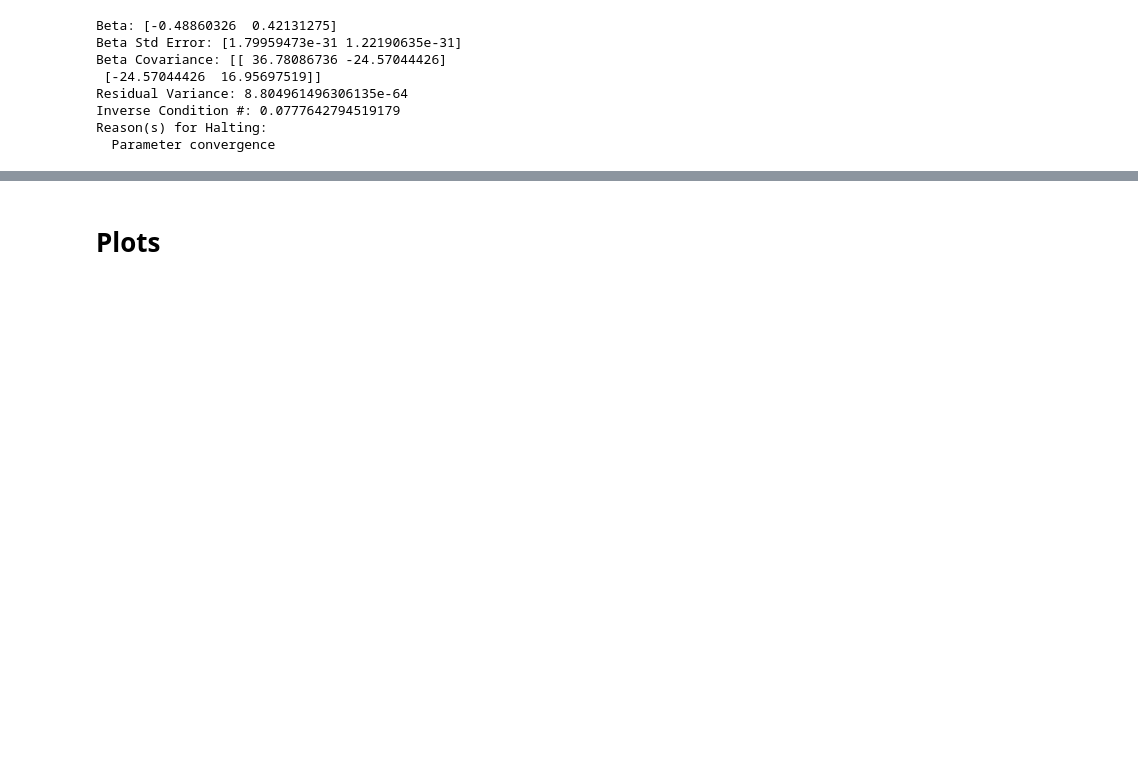
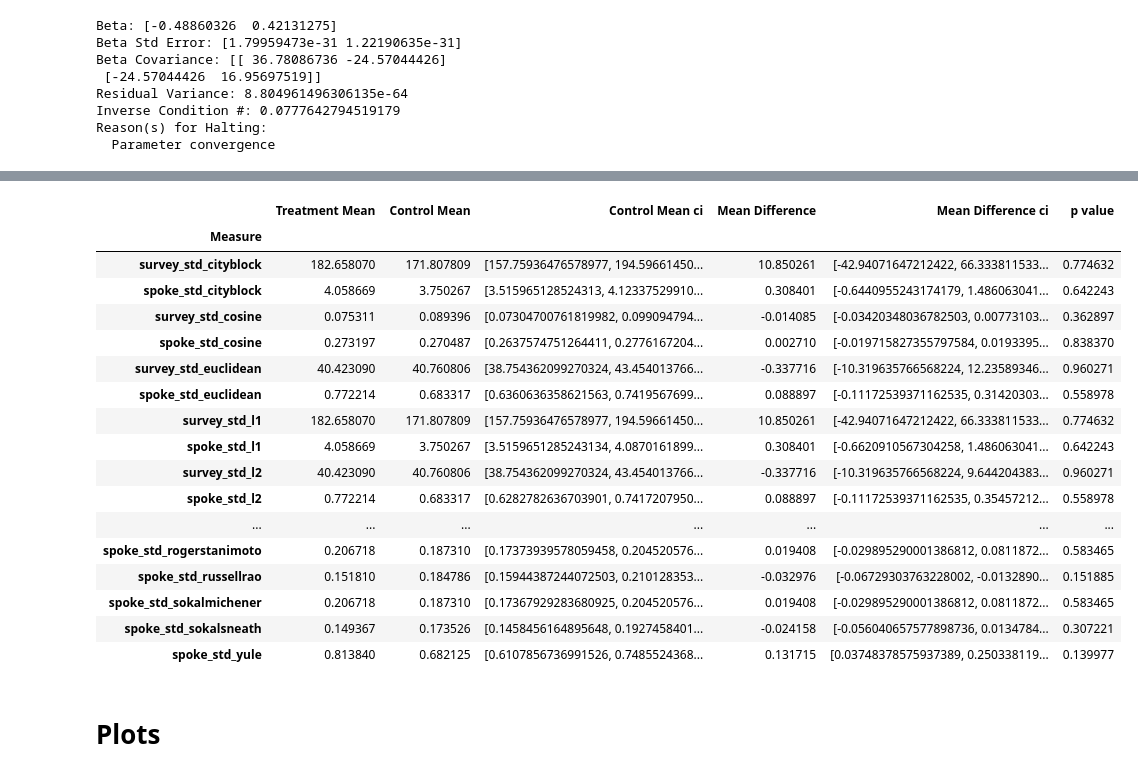
Before and after one commit to JamesPHoughton/detective-game-interdependent-diffusion, a Jupyter notebook: analysis/Postprocess Experiment - prereg.ipynb, the cells around one changed output, grey strips where cells are left out. Cells and saved outputs as stored; diff of their text form; code cells hidden in the pictures; blank space fills up the shorter version.

```diff
--- a/analysis/Postprocess Experiment - prereg.ipynb
+++ b/analysis/Postprocess Experiment - prereg.ipynb
@@ -1277,3 +1397,42 @@ for i in range(len(parameters)):
+# %%
+def bootstrap_mean(l, q=(2.5, 97.5), n=1000):
+    "Basic bootstrap confidence intervals (q) with n resamples"
+    return np.percentile([np.mean(np.random.choice(l, size=len(l))) for _ in range(n)], q=q)
+
+
+collector = []
+for key in robs:
+    if key.startswith('t'):
+        control_key = 'c_'+key.lstrip('t_')
+        collector.append({
+            'Measure': key.lstrip('t_'),
+            'Treatment Mean': robs[key].mean(),
+            'Control Mean': robs[control_key].mean(),
+            'Control Mean ci': bootstrap_mean(robs[control_key]),
+            'Mean Difference': (robs[key] - robs[control_key]).mean(),
+            'Mean Difference ci': bootstrap_mean((robs[key] - robs[control_key])),
+            'p value': stats.ttest_rel(robs[key], robs[control_key])[1]
+        })
+pd.DataFrame(collector).set_index('Measure')
+# %% [output]
+|  | Treatment Mean | Control Mean | Control Mean ci | Mean Difference | Mean Difference ci | p value |
+| Measure |  |  |  |  |  |  |
+| survey_std_cityblock | 182.658070 | 171.807809 | [157.75936476578977, 194.59661450... | 10.850261 | [-42.94071647212422, 66.333811533... | 0.774632 |
+| spoke_std_cityblock | 4.058669 | 3.750267 | [3.515965128524313, 4.12337529910... | 0.308401 | [-0.6440955243174179, 1.486063041... | 0.642243 |
+| survey_std_cosine | 0.075311 | 0.089396 | [0.07304700761819982, 0.099094794... | -0.014085 | [-0.03420348036782503, 0.00773103... | 0.362897 |
+| spoke_std_cosine | 0.273197 | 0.270487 | [0.2637574751264411, 0.2776167204... | 0.002710 | [-0.019715827355797584, 0.0193395... | 0.838370 |
+| survey_std_euclidean | 40.423090 | 40.760806 | [38.754362099270324, 43.454013766... | -0.337716 | [-10.319635766568224, 12.23589346... | 0.960271 |
+| spoke_std_euclidean | 0.772214 | 0.683317 | [0.6360636358621563, 0.7419567699... | 0.088897 | [-0.11172539371162535, 0.31420303... | 0.558978 |
+| survey_std_l1 | 182.658070 | 171.807809 | [157.75936476578977, 194.59661450... | 10.850261 | [-42.94071647212422, 66.333811533... | 0.774632 |
+| spoke_std_l1 | 4.058669 | 3.750267 | [3.5159651285243134, 4.0870161899... | 0.308401 | [-0.6620910567304258, 1.486063041... | 0.642243 |
+| survey_std_l2 | 40.423090 | 40.760806 | [38.754362099270324, 43.454013766... | -0.337716 | [-10.319635766568224, 9.644204383... | 0.960271 |
+| spoke_std_l2 | 0.772214 | 0.683317 | [0.6282782636703901, 0.7417207950... | 0.088897 | [-0.11172539371162535, 0.35457212... | 0.558978 |
+| ... | ... | ... | ... | ... | ... | ... |
+| spoke_std_rogerstanimoto | 0.206718 | 0.187310 | [0.17373939578059458, 0.204520576... | 0.019408 | [-0.029895290001386812, 0.0811872... | 0.583465 |
+| spoke_std_russellrao | 0.151810 | 0.184786 | [0.15944387244072503, 0.210128353... | -0.032976 | [-0.06729303763228002, -0.0132890... | 0.151885 |
+| spoke_std_sokalmichener | 0.206718 | 0.187310 | [0.17367929283680925, 0.204520576... | 0.019408 | [-0.029895290001386812, 0.0811872... | 0.583465 |
+| spoke_std_sokalsneath | 0.149367 | 0.173526 | [0.1458456164895648, 0.1927458401... | -0.024158 | [-0.056040657577898736, 0.0134784... | 0.307221 |
+| spoke_std_yule | 0.813840 | 0.682125 | [0.6107856736991526, 0.7485524368... | 0.131715 | [0.03748378575937389, 0.250338119... | 0.139977 |
 # %% [markdown]
 # Plots
 # %%
```
Also changed, not shown: parts of 8 cells of this notebook, 12 other files.
